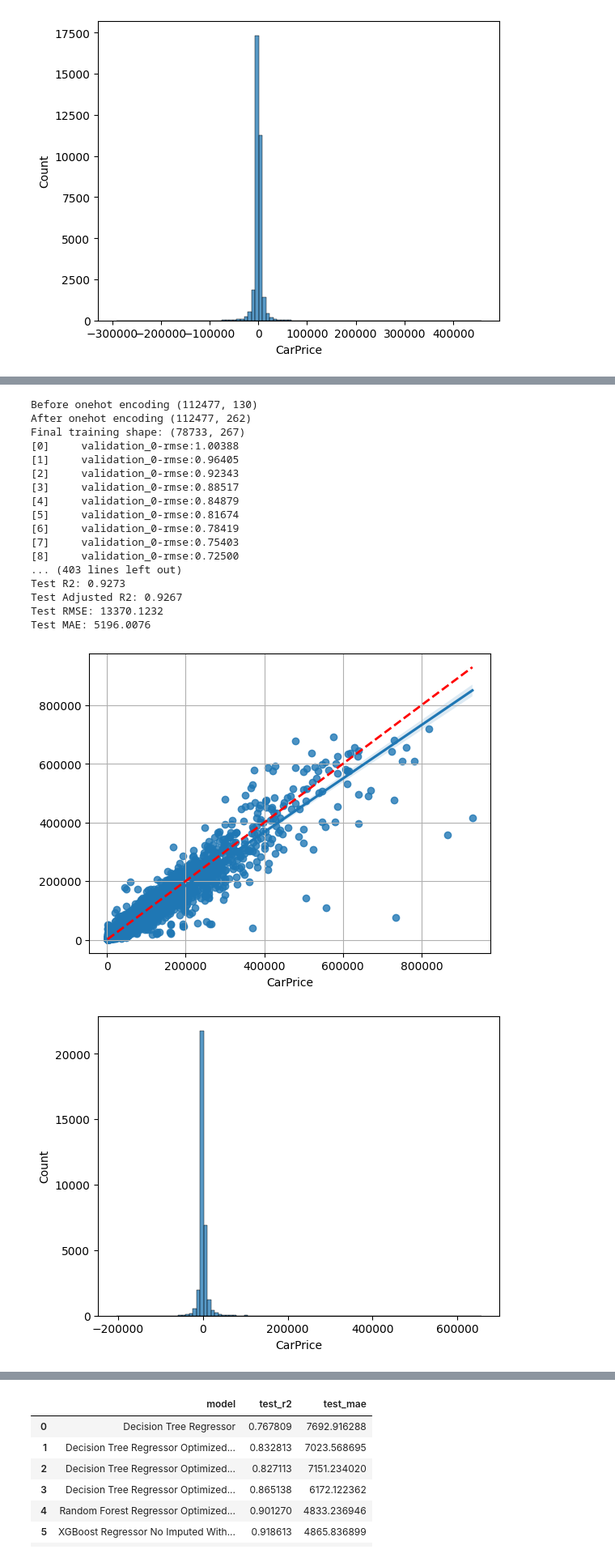
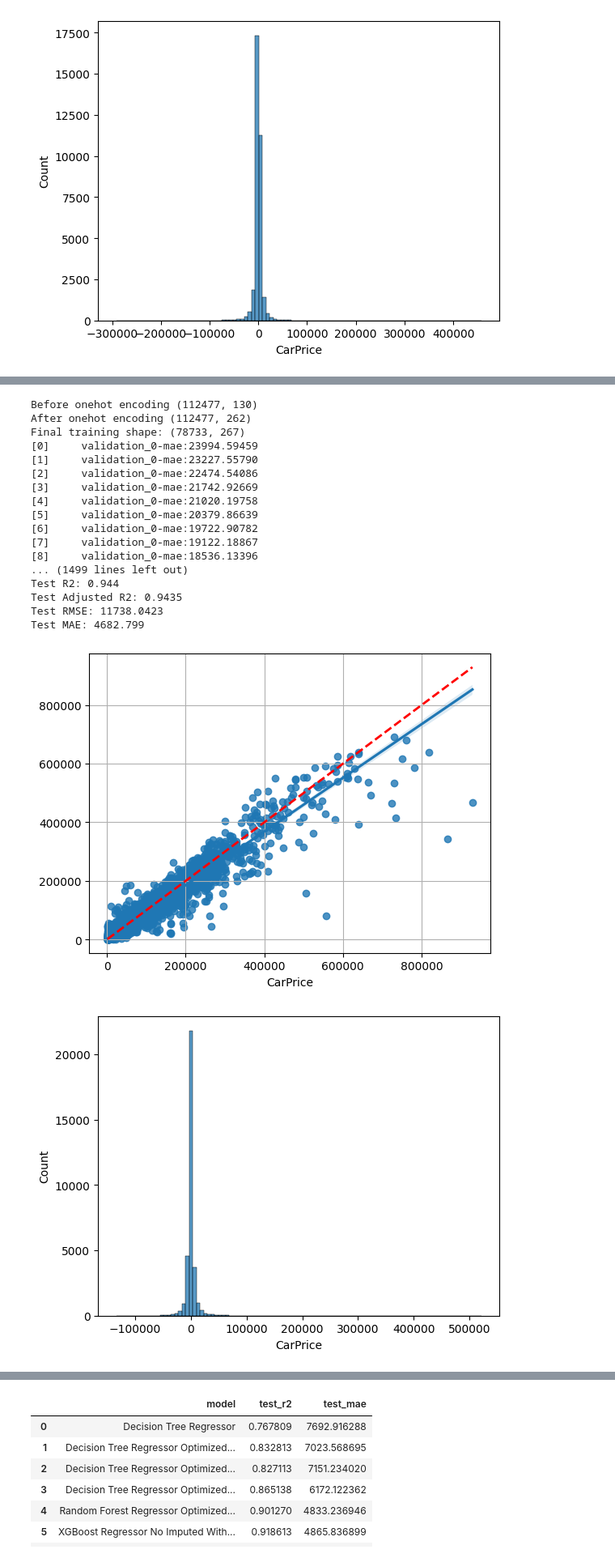
Before and after one commit to SashoVas/CarPricePrediction, a Jupyter notebook: tree_models.ipynb, the cells around one changed output, grey strips where cells are left out. Shown at 81% size. Saved outputs shown, nothing was run; the diff lists cells and outputs as text; code cells hidden in the pictures.

```diff
--- a/tree_models.ipynb
+++ b/tree_models.ipynb
@@ -852,7 +852,7 @@ X_train = X_train.drop(columns=['Model'])
 X_test = X_test.drop(columns=['Model'])
 X_train = X_train.drop(columns=['Brand'])
 X_test = X_test.drop(columns=['Brand'])
-final_model = xgb.XGBRegressor(objective='reg:squarederror',#objective='reg:squarederror'
+final_model = xgb.XGBRegressor(objective='reg:absoluteerror',#objective='reg:squarederror'
                         random_state=42,early_stopping_rounds=15,
                         n_estimators=3000,colsample_bytree=0.5, gamma=0.5, learning_rate=0.07, reg_alpha=2, reg_lambda=1,
                         #booster ='dart'
@@ -910,7 +909,7 @@ X_train = X_train.drop(columns=['Model'])
 X_test = X_test.drop(columns=['Model'])
 X_train = X_train.drop(columns=['Brand'])
 X_test = X_test.drop(columns=['Brand'])
-final_model = xgb.XGBRegressor(objective='reg:squarederror',#objective='reg:squarederror'
+final_model = xgb.XGBRegressor(objective='reg:absoluteerror',#objective='reg:squarederror'
                         random_state=42,early_stopping_rounds=100,
                         n_estimators=7000,colsample_bytree=0.5, gamma=0.5, learning_rate=0.05, reg_alpha=1, reg_lambda=1,
                         #booster ='dart'
@@ -989,50 +986,50 @@ X_train = X_train.drop(columns=['Model'])
 X_test = X_test.drop(columns=['Model'])
 X_train = X_train.drop(columns=['Brand'])
 X_test = X_test.drop(columns=['Brand'])
-final_model = xgb.XGBRegressor(objective='reg:squarederror',#objective='reg:squarederror'
+final_model = xgb.XGBRegressor(objective='reg:absoluteerror',#objective='reg:squarederror'
                         random_state=42,early_stopping_rounds=100,
                         n_estimators=5000,colsample_bytree=0.5, gamma=0.5, learning_rate=0.05, reg_alpha=1, reg_lambda=1,
                         #booster ='dart'
                         )
 
 #X_train=X_train.drop(columns=features_ordered[-50:])
 #X_test=X_test.drop(columns=features_ordered[-50:])
 print("Final training shape:",X_train.shape)
 final_model.fit(X_train, y_train,verbose=True,eval_set=[(X_test, y_test)])
 
 
 train_r2,train_score_adj_r2,train_rmse,train_mae,test_r2,test_score_adj_r2,test_rmse,test_mae=train_and_evaluate_model(final_model, X_train, y_train, X_test, y_test,train_model=False,is_log_transform=False,display_graphs=True)
 results.append({
     'model':'XGBoost Regressor Final Model With Outliers',
     'train_r2':train_r2,
     'train_adj_r2':train_score_adj_r2,
     'train_rmse':train_rmse,
     'train_mae':train_mae,
     'test_r2':test_r2,
     'test_adj_r2':test_score_adj_r2,
     'test_rmse':test_rmse,
     'test_mae':test_mae
 })
 # %% [output]
 Before onehot encoding (112477, 130)
 After onehot encoding (112477, 262)
 Final training shape: (78733, 267)
-[0]     validation_0-rmse:1.00388
-[1]     validation_0-rmse:0.96405
-[2]     validation_0-rmse:0.92343
-[3]     validation_0-rmse:0.88517
-[4]     validation_0-rmse:0.84879
-[5]     validation_0-rmse:0.81674
-[6]     validation_0-rmse:0.78419
-[7]     validation_0-rmse:0.75403
-[8]     validation_0-rmse:0.72500
-... (403 lines left out)
-Test R2: 0.9273
-Test Adjusted R2: 0.9267
-Test RMSE: 13370.1232
-Test MAE: 5196.0076
+[0]     validation_0-mae:23994.59459
+[1]     validation_0-mae:23227.55790
+[2]     validation_0-mae:22474.54086
+[3]     validation_0-mae:21742.92669
+[4]     validation_0-mae:21020.19758
+[5]     validation_0-mae:20379.86639
+[6]     validation_0-mae:19722.90782
+[7]     validation_0-mae:19122.18867
+[8]     validation_0-mae:18536.13396
+... (1499 lines left out)
+Test R2: 0.944
+Test Adjusted R2: 0.9435
+Test RMSE: 11738.0423
+Test MAE: 4682.799
-[figure, old version]
+[figure, new version]
-[figure, old version]
+[figure, new version]
 # %%
 res = final_model.predict(X_test)
 abs(res-y_test).median()
```
Also changed, not shown: parts of 5 cells of this notebook, 2 other files.
